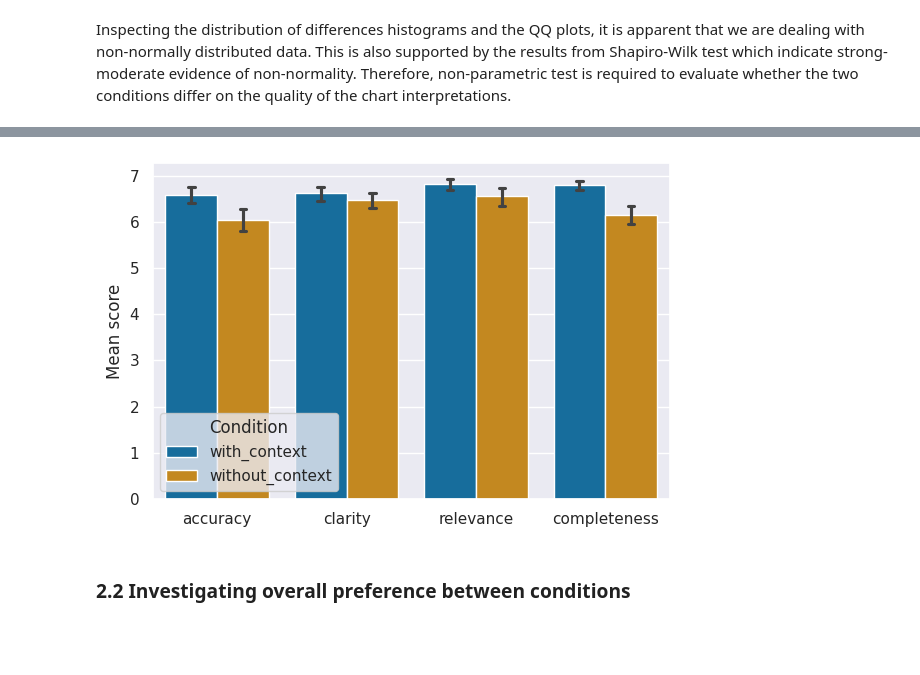
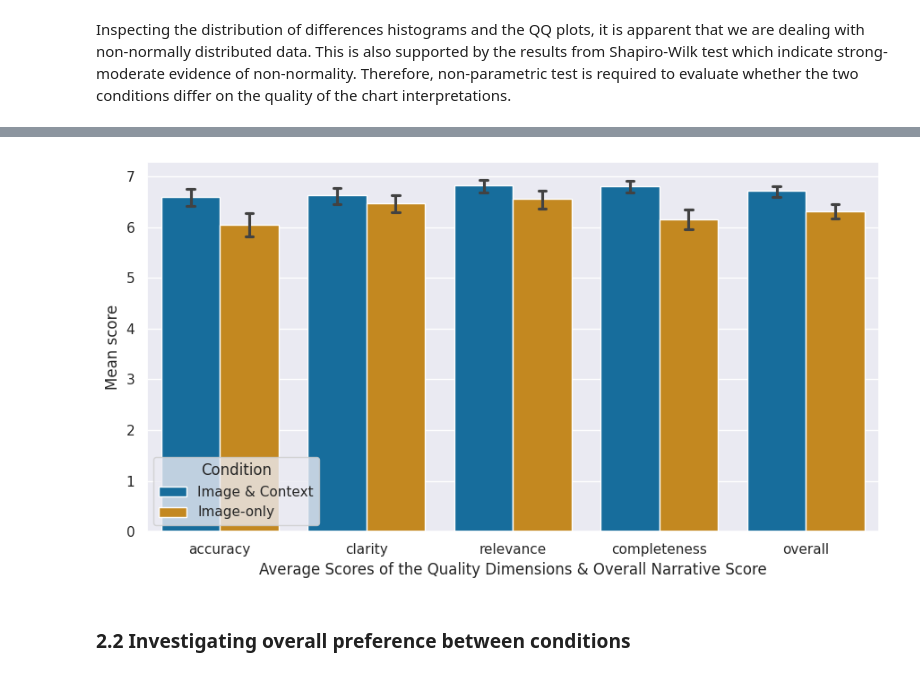
Before and after one commit to lazarmarek/UvA-Thesis, a Jupyter notebook: data_analysis.ipynb, the cells around one changed output, grey strips where cells are left out. Drawn from its saved outputs; the diff is of its cells as text; code cells hidden in the pictures; blank space fills up the shorter version.

Commit message:
added effect sizes & polished plots

```diff
--- a/data_analysis.ipynb
+++ b/data_analysis.ipynb
@@ -70,6 +70,7 @@ responses_df = load_response_jsons("data/responses", recursive=False)
 tokens = ["input_tokens", "output_tokens", "reasoning_tokens", "total_tokens"]
 
 # Visualizing average token counts by context presence
+sns.set_theme(palette="colorblind")
 
 responses_df.groupby("has_context")[tokens].mean().T.plot.bar(
     figsize=(10, 6),
@@ -83,8 +84,10 @@ responses_df.groupby("has_context")[tokens].mean().T.plot.bar(
 plt.tight_layout()
 plt.show()
 
-# Calculate and display average token counts by context presence
+# Calculate and display mean and standard deviation token counts by context presence
 avg_tokens = responses_df.groupby("has_context")[tokens].mean()
+avg_tokens_std = responses_df.groupby("has_context")[tokens].std()
+avg_tokens = avg_tokens.join(avg_tokens_std, rsuffix="_std")
 print(f"Average Token Counts by Context Presence: \n\n {avg_tokens.round(2)}")
 # %% [output]
 [figure]
@@ -118,6 +131,13 @@ for _, row in df_raw.iterrows():
 
 # Save the long format DataFrame
 df = pd.DataFrame(long_rows)
+
+# Creating a label mapping for conditions and better plotting
+label_map = {
+    "with_context": "Image & Context",
+    "without_context": "Image-only",
+}
+df["condition_label"] = df["condition"].map(label_map)
 # %% [markdown]
 ### 2. Addressing Research Questions
 # %% [markdown]
@@ -206,16 +271,17 @@ print(stats_df)
 # %%
 ### --- Visualizing the Quality Dimensions mean scores ---
 
-mean_long = df.melt(id_vars=["condition"], value_vars=metrics,
+mean_long = df.melt(id_vars=["condition_label"], value_vars=q_dims,
                     var_name="q_dims", value_name="score")
-plt.figure(figsize=(6,4))
-sns.barplot(data=mean_long, x="q_dims", y="score", hue="condition", errorbar=('ci', 95), capsize=.1)
+
+plt.figure(figsize=(9,5))
+sns.barplot(data=mean_long, x="q_dims", y="score", hue="condition_label", errorbar=('ci', 95), capsize=.1)
 plt.ylabel("Mean score")
-plt.xlabel("")
-plt.legend(title="Condition")
+plt.xlabel("Average Scores of the Quality Dimensions & Overall Narrative Score")
+plt.legend(title="Condition", loc='lower left')
 plt.tight_layout()
 # %% [output]
-[figure, old version]
+[figure, new version]
 # %% [markdown]
 ### 2.2 Investigating overall preference between conditions
 # %%
```
Also changed, not shown: parts of 11 cells of this notebook.
